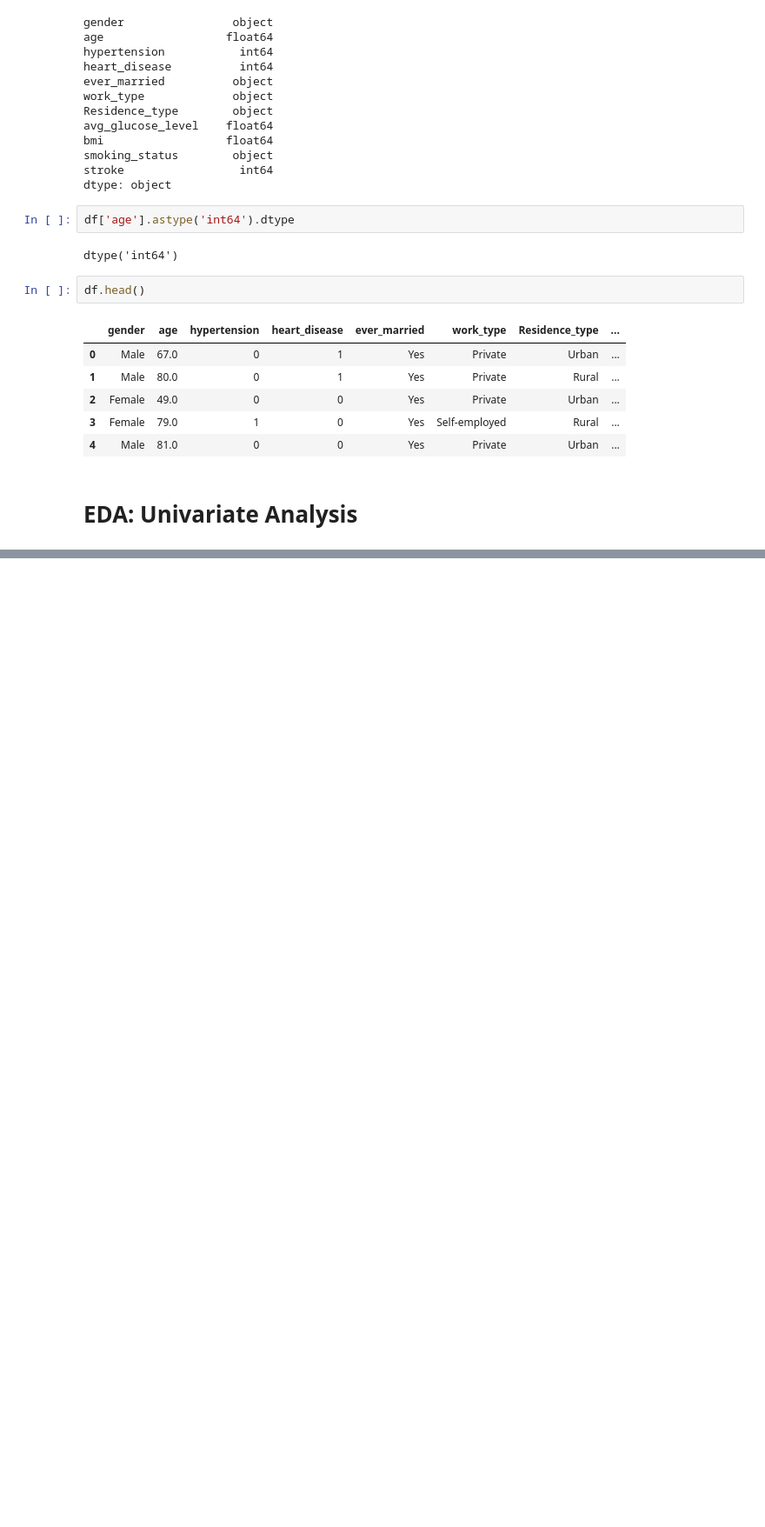
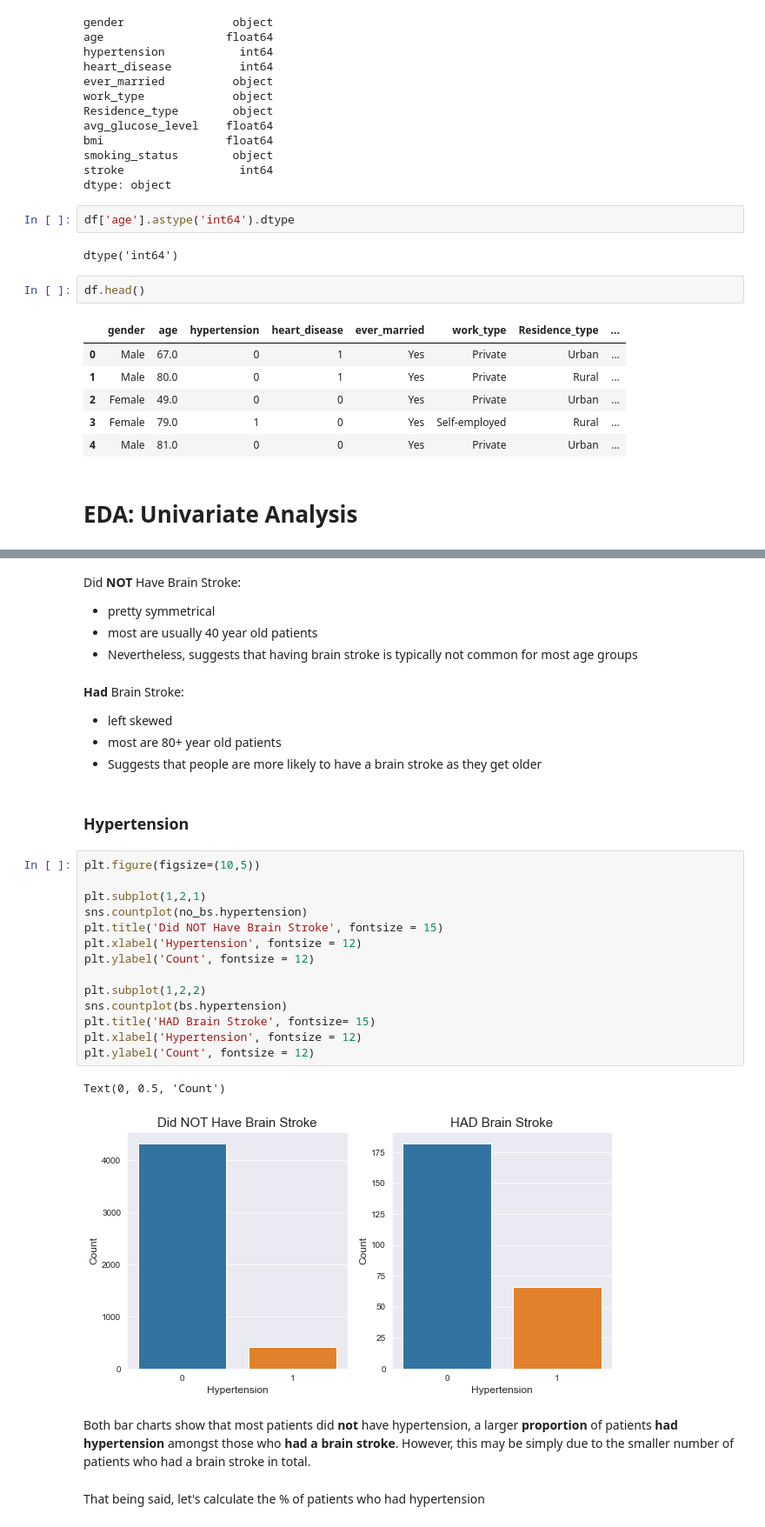
Before and after one commit to leena-kang/brain_stroke_EDA, a Jupyter notebook: Stroke EDA.ipynb, the cells around one changed output, grey strips where cells are left out. Shown at 87% size. Saved outputs shown, nothing was run; the diff lists cells and outputs as text; blank space fills up the shorter version.

```diff
--- a/Stroke EDA.ipynb
+++ b/Stroke EDA.ipynb
@@ -211,0 +277,33 @@ df.head()
+# %% [markdown]
+Did **NOT** Have Brain Stroke:
+- pretty symmetrical
+- most are usually 40 year old patients
+- Nevertheless, suggests that having brain stroke is typically not common for most age groups
+# %% [markdown]
+**Had** Brain Stroke:
+- left skewed
+- most are 80+ year old patients
+- Suggests that people are more likely to have a brain stroke as they get older
+# %% [markdown]
+### Hypertension
+# %%
+plt.figure(figsize=(10,5))
+
+plt.subplot(1,2,1)
+sns.countplot(no_bs.hypertension)
+plt.title('Did NOT Have Brain Stroke', fontsize = 15)
+plt.xlabel('Hypertension', fontsize = 12)
+plt.ylabel('Count', fontsize = 12)
+
+plt.subplot(1,2,2)
+sns.countplot(bs.hypertension)
+plt.title('HAD Brain Stroke', fontsize= 15)
+plt.xlabel('Hypertension', fontsize = 12)
+plt.ylabel('Count', fontsize = 12)
+# %% [output]
+Text(0, 0.5, 'Count')
+[figure, added]
+# %% [markdown]
+Both bar charts show that most patients did **not** have hypertension, a larger **proportion** of patients **had hypertension** amongst those who **had a brain stroke**. However, this may be simply due to the smaller number of patients who had a brain stroke in total.
+# %% [markdown]
+That being said, let's calculate the % of patients who had hypertension
```
Also changed, not shown: parts of 21 cells of this notebook.
